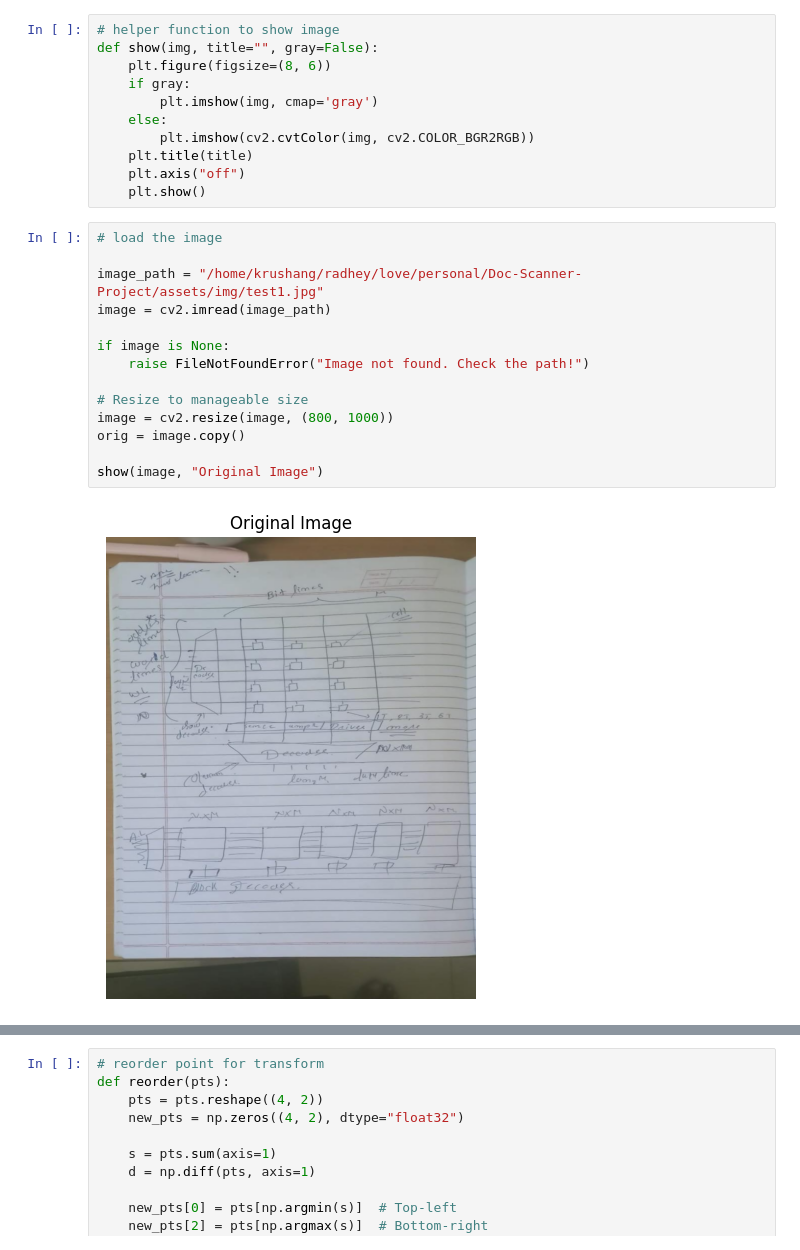
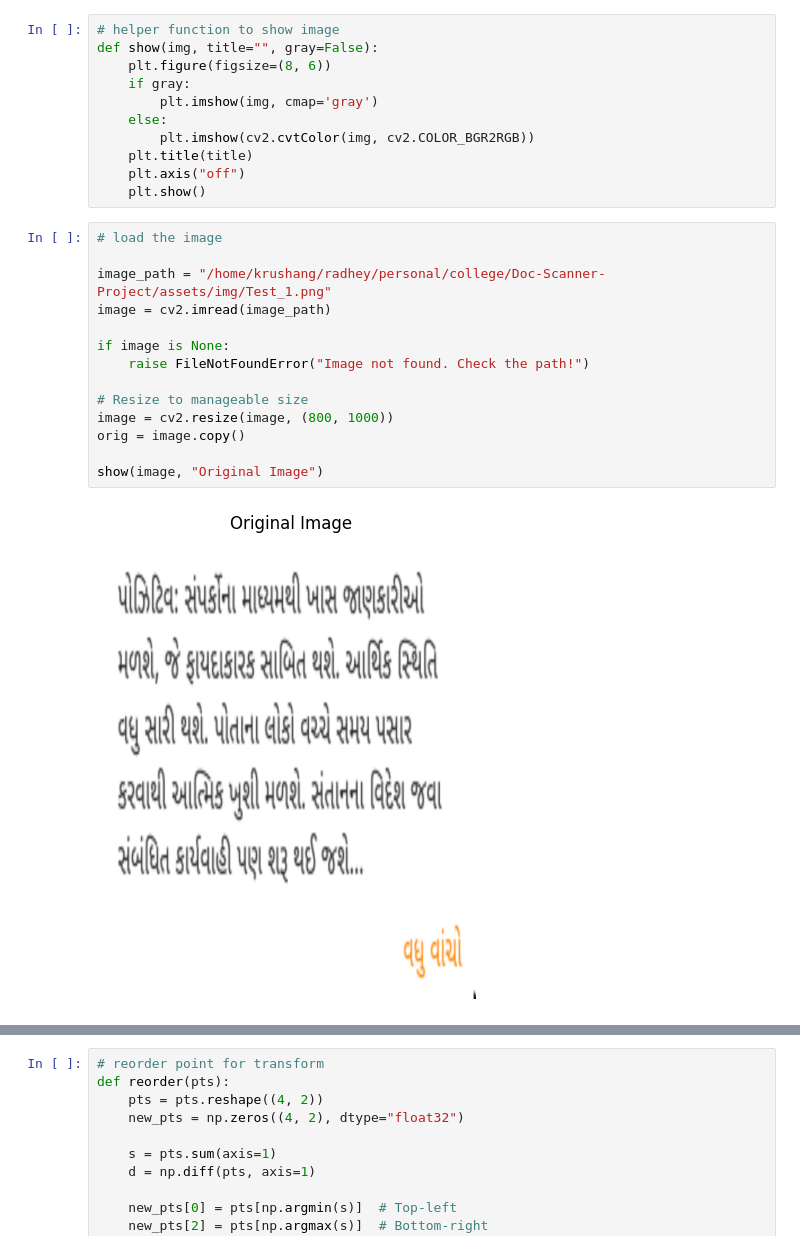
Before and after one commit to krushangptl/Doc-Scanner-Project, a Jupyter notebook: main.ipynb, the cells around one changed output, grey strips where cells are left out. Drawn from its saved outputs; the diff is of its cells as text.

```diff
--- a/main.ipynb
+++ b/main.ipynb
@@ -20,19 +20,19 @@ def show(img, title="", gray=False):
 # %%
 # load the image
 
-image_path = "/home/krushang/radhey/love/personal/Doc-Scanner-Project/assets/img/test1.jpg"
+image_path = "/home/krushang/radhey/personal/college/Doc-Scanner-Project/assets/img/Test_1.png"
 image = cv2.imread(image_path)
 
 if image is None:
     raise FileNotFoundError("Image not found. Check the path!")
 
 # Resize to manageable size
 image = cv2.resize(image, (800, 1000))
 orig = image.copy()
 
 show(image, "Original Image")
 # %% [output]
-[figure, old version]
+[figure, new version]
 # %%
 # preprocessing
 
```
Also changed, not shown: parts of 2 cells of this notebook, 14 other files.
